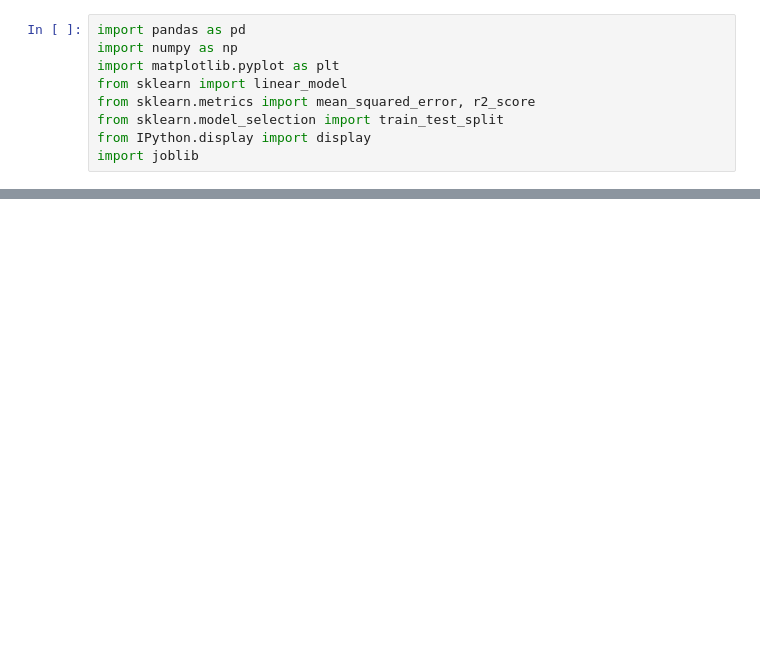
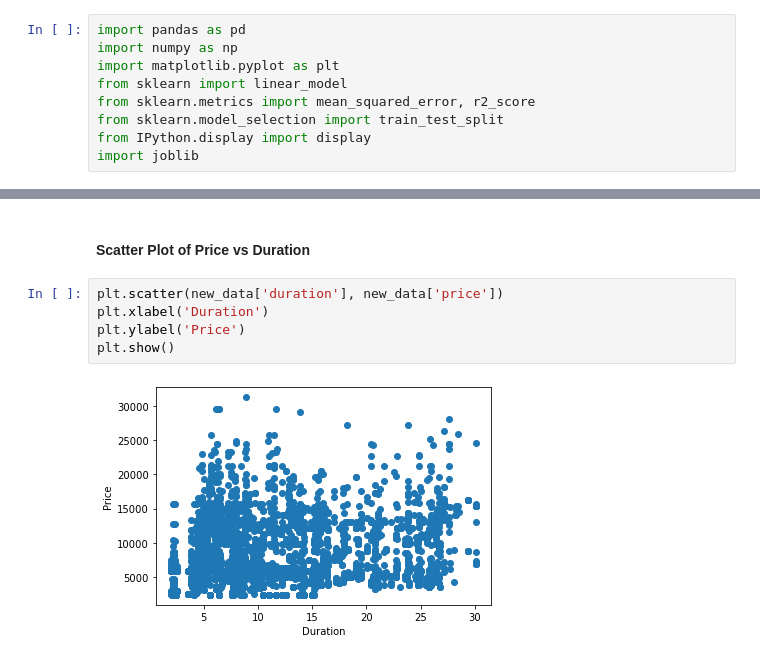
Before and after one commit to JIAWEI68/sch-work-jupiter, a Jupyter notebook: Project/Assignment.ipynb, the cells around one changed output, grey strips where cells are left out. Drawn from its saved outputs; the diff is of its cells as text; blank space fills up the shorter version.

```diff
--- a/Project/Assignment.ipynb
+++ b/Project/Assignment.ipynb
@@ -100,0 +133,9 @@ FileNotFoundError: [Errno 2] No such file or directory: 'Model/Model.pkl'
+# %% [markdown]
+#### Scatter Plot of Price vs Duration
+# %%
+plt.scatter(new_data['duration'], new_data['price'])
+plt.xlabel('Duration')
+plt.ylabel('Price')
+plt.show()
+# %% [output]
+[figure, added]
```
Also changed, not shown: parts of 45 cells of this notebook, 2 other files.
